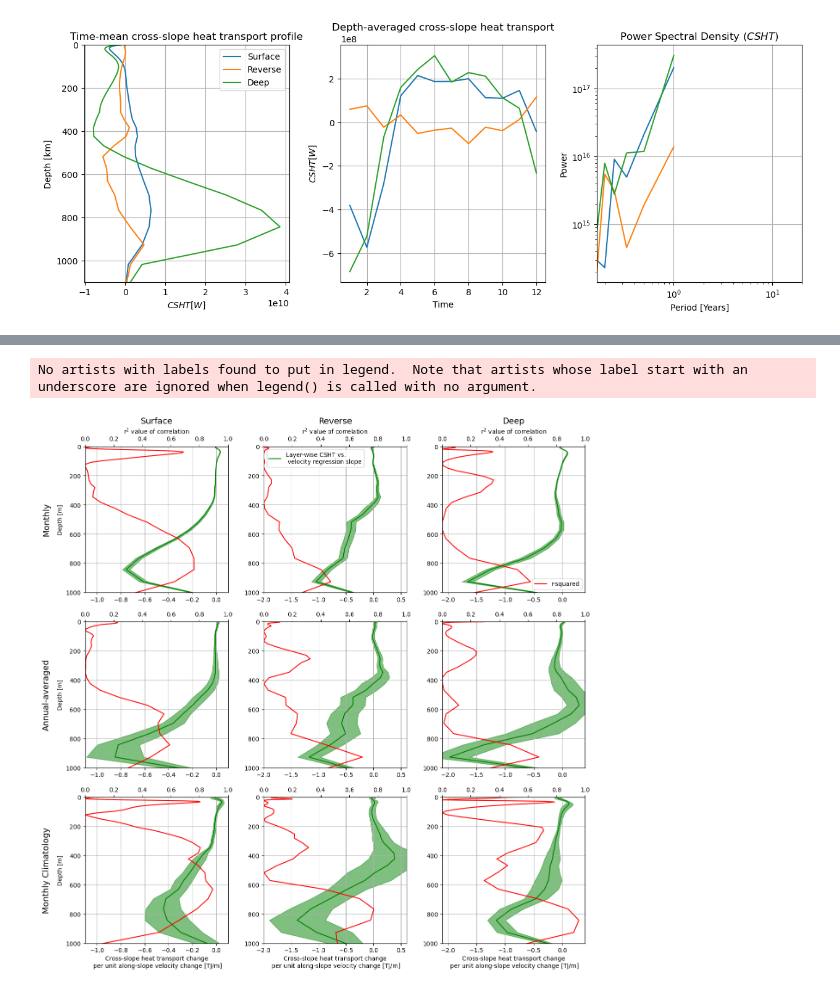
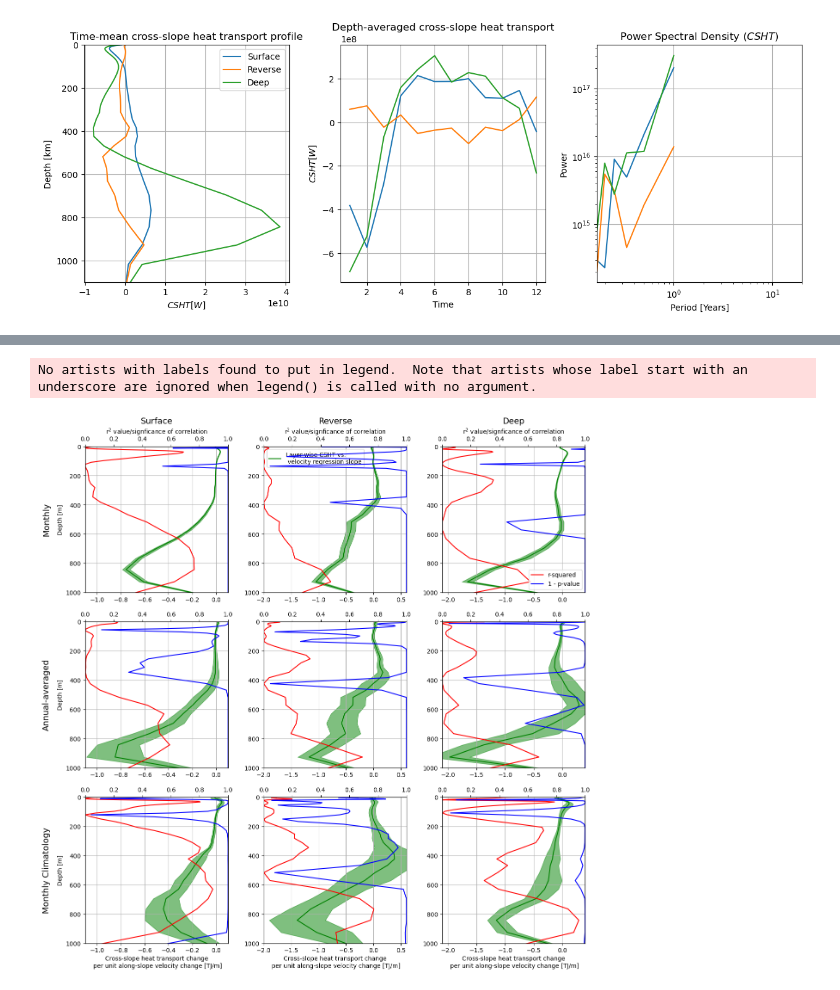
Before and after one commit to willaguiar/ASC_and_heat_transport, a Jupyter notebook: Jupyter/GMM_ASC.ipynb, the cells around one changed output, grey strips where cells are left out. Cells and saved outputs as stored; diff of their text form; code cells hidden in the pictures.

Commit message:
Added the p-value code

```diff
--- a/Jupyter/GMM_ASC.ipynb
+++ b/Jupyter/GMM_ASC.ipynb
@@ -483,4 +483,4 @@ array([[[[        nan,         nan, -0.02359511],
   * regime   (regime) <U7 'Surface' 'Reverse' 'Deep'
 # %%
 CSHT_along_monthly = CSHT_along.resample(time='1M').mean()
-CSHT_months = ((CSHT_along_monthly.binned_cross_slope_heat_trans)*0.08).rename({'st_ocean':'depth', 'lon_bin_midpoints':'lon'})
+CSHT_months = ((CSHT_along_monthly.binned_cross_slope_heat_trans+CSHT_along_monthly.zonal_convergence)*0.08).rename({'st_ocean':'depth', 'lon_bin_midpoints':'lon'})
@@ -705,22 +748,27 @@ r_sq_all = np.zeros((masked_u_along.depth.size, 3))
 slope_annual = np.zeros((masked_u_along.depth.size, 3))
 stderr_annual = np.zeros((masked_u_along.depth.size, 3))
 r_sq_annual = np.zeros((masked_u_along.depth.size, 3))
-
-slope_deseasoned = np.zeros((masked_u_along.depth.size, 3))
-stderr_deseasoned = np.zeros((masked_u_along.depth.size, 3))
-r_sq_deseasoned = np.zeros((masked_u_along.depth.size, 3))
+# slope_deseasoned = np.zeros((masked_u_along.depth.size, 3))
+# stderr_deseasoned = np.zeros((masked_u_along.depth.size, 3))
+# r_sq_deseasoned = np.zeros((masked_u_along.depth.size, 3))
 slope_clima = np.zeros((masked_u_along.depth.size, 3))
 stderr_clima = np.zeros((masked_u_along.depth.size, 3))
 r_sq_clima = np.zeros((masked_u_along.depth.size, 3))
+pval_all = np.zeros((masked_u_along.depth.size, 3))
+pval_annual = np.zeros((masked_u_along.depth.size, 3))
+pval_clima = np.zeros((masked_u_along.depth.size, 3))
 
 for i in range(3):
     for j in range(masked_u_along.depth.size):
         slope_all[j,i] = stats.linregress(U_along_layerwise[:,j,i][~np.isnan(CSHT_layerwise[:,j,i])], CSHT_layerwise[:,j,i][~np.isnan(CSHT_layerwise[:,j,i])]/1e12).slope
         stderr_all[j,i] = stats.linregress(U_along_layerwise[:,j,i][~np.isnan(CSHT_layerwise[:,j,i])], CSHT_layerwise[:,j,i][~np.isnan(CSHT_layerwise[:,j,i])]/1e12).stderr
         r_sq_all[j,i] = stats.linregress(U_along_layerwise[:,j,i][~np.isnan(CSHT_layerwise[:,j,i])], CSHT_layerwise[:,j,i][~np.isnan(CSHT_layerwise[:,j,i])]/1e12).rvalue**2
+        pval_all[j,i] = 1-stats.linregress(U_along_layerwise[:,j,i][~np.isnan(CSHT_layerwise[:,j,i])], CSHT_layerwise[:,j,i][~np.isnan(CSHT_layerwise[:,j,i])]/1e12).pvalue
         slope_annual[j,i] = stats.linregress(U_along_annual[:,j,i][~np.isnan(CSHT_annual[:,j,i])], CSHT_annual[:,j,i][~np.isnan(CSHT_annual[:,j,i])]/1e12).slope
         stderr_annual[j,i] = stats.linregress(U_along_annual[:,j,i][~np.isnan(CSHT_annual[:,j,i])], CSHT_annual[:,j,i][~np.isnan(CSHT_annual[:,j,i])]/1e12).stderr
         r_sq_annual[j,i] = stats.linregress(U_along_annual[:,j,i][~np.isnan(CSHT_annual[:,j,i])], CSHT_annual[:,j,i][~np.isnan(CSHT_annual[:,j,i])]/1e12).rvalue**2
+        pval_annual[j,i] = 1-stats.linregress(U_along_annual[:,j,i][~np.isnan(CSHT_annual[:,j,i])], CSHT_annual[:,j,i][~np.isnan(CSHT_annual[:,j,i])]/1e12).pvalue
         slope_clima[j,i] = stats.linregress(U_along_clima[:,j,i][~np.isnan(CSHT_clima[:,j,i])], CSHT_clima[:,j,i][~np.isnan(CSHT_clima[:,j,i])]/1e12).slope
         stderr_clima[j,i] = stats.linregress(U_along_clima[:,j,i][~np.isnan(CSHT_clima[:,j,i])], CSHT_clima[:,j,i][~np.isnan(CSHT_clima[:,j,i])]/1e12).stderr
         r_sq_clima[j,i] = stats.linregress(U_along_clima[:,j,i][~np.isnan(CSHT_clima[:,j,i])], CSHT_clima[:,j,i][~np.isnan(CSHT_clima[:,j,i])]/1e12).rvalue**2
+        pval_clima[j,i] = 1-stats.linregress(U_along_clima[:,j,i][~np.isnan(CSHT_clima[:,j,i])], CSHT_clima[:,j,i][~np.isnan(CSHT_clima[:,j,i])]/1e12).pvalue
@@ -744,45 +844,48 @@ for i in range(3):
 
     ax1.set_xlim(0,1)
     ax1.set_ylim(1000,0)
-    ax1.set_xlabel('r$^2$ value of correlation')
+    ax1.set_xlabel('r$^2$ value/signficance of correlation')
     ax1.plot(r_sq_all[:,i], masked_u_along.depth, 'r', label = 'r-squared')
+    ax1.plot(pval_all[:,i], masked_u_along.depth, 'b', label = '1 - p-value')
     ax2.set_xlim(0,1)
     ax2.set_ylim(1000,0)
     ax2.plot(r_sq_annual[:,i], masked_u_along.depth, 'r', label = 'r-squared')
+    ax2.plot(pval_annual[:,i], masked_u_along.depth, 'b', label = '1 - p-value')
     ax3.set_xlim(0,1)
     ax3.set_ylim(1000,0)
     ax3.plot(r_sq_clima[:,i], masked_u_along.depth, 'r', label = 'r-squared')
+    ax3.plot(pval_clima[:,i], masked_u_along.depth, 'b', label = '1 - p-value')
 
     axs[0].set_ylabel('Depth [m]')
     axs[3].set_ylabel('Depth [m]')
     axs[6].set_ylabel('Depth [m]')
 
     axs[i+6].set_xlabel('Cross-slope heat transport change\n per unit along-slope velocity change [TJ/m]')
     axs[i].invert_yaxis()
     axs[i].set_ylim(1000,0)
     axs[3*i].set_xlim(-1.1,0.1)
     axs[3*i+1].set_xlim(-2,0.6)
     axs[3*i+2].set_xlim(-2.1,0.4)
 
     axs[i].grid()
     axs[i+3].invert_yaxis()
     axs[i+3].set_ylim(1000,0)
     axs[i+3].grid()
     axs[i+6].invert_yaxis()
     axs[i+6].set_ylim(1000,0)
     axs[i+6].grid()
     axs[1].legend()
 
 axs[0].text(-0.3,0.5, 'Monthly', fontsize = 14, rotation=90, va= 'center', transform = axs[0].transAxes)
 axs[6].text(-0.3,0.5, 'Monthly Climatology', fontsize = 14, rotation=90, va= 'center', transform = axs[6].transAxes)
 axs[3].text(-0.3,0.5, 'Annual-averaged', fontsize = 14, rotation=90, va= 'center', transform = axs[3].transAxes)
 
 ax1.legend(loc=4)
-# plt.savefig('/g/data/e14/txs156/Analysis/ACCESS-OM2/Clustering/ASC_and_heat_transport/Figures/layer_wise_CSHT_vs_U_corr.png', bbox_inches='tight', dpi=300)
+# plt.savefig('/g/data/e14/txs156/Analysis/ACCESS-OM2/Clustering/ASC_and_heat_transport/Figures/layer_wise_CSHT_vs_U_corr_w_zonalconv.png', bbox_inches='tight', dpi=300)
 plt.show()
 # %% [output]
 No artists with labels found to put in legend.  Note that artists whose label start with an underscore are ignored when legend() is called with no argument.
-[figure, old version]
+[figure, new version]
 # %%
 master_session = cc.database.create_session()
 
```
Also changed, not shown: parts of 9 cells of this notebook.
